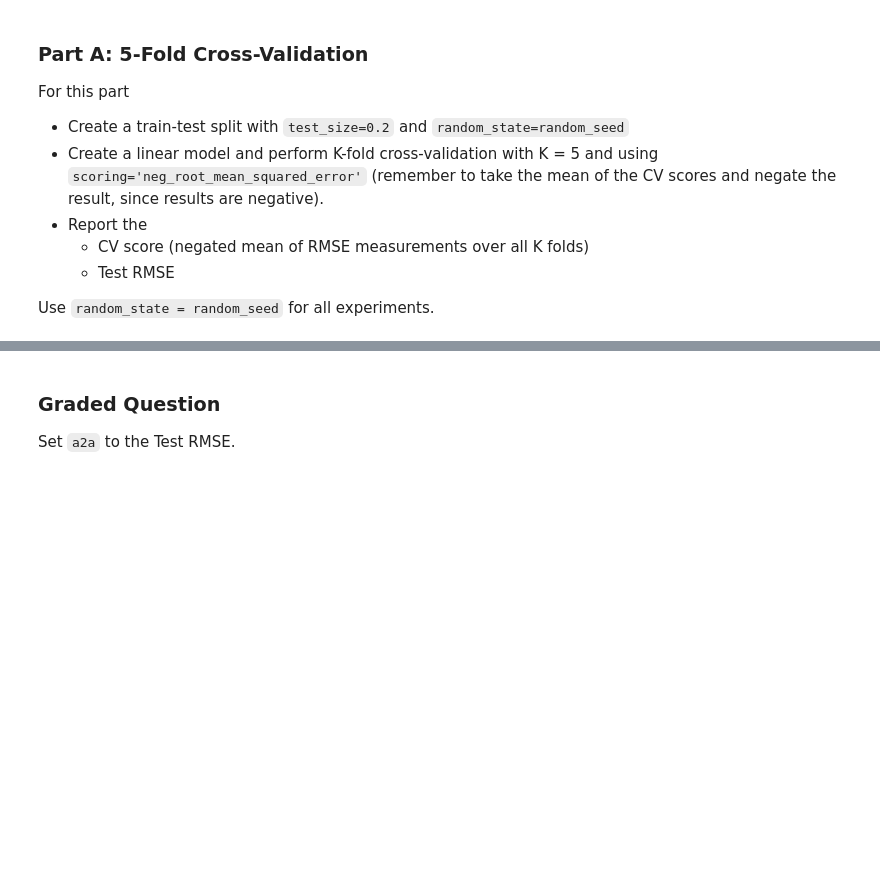
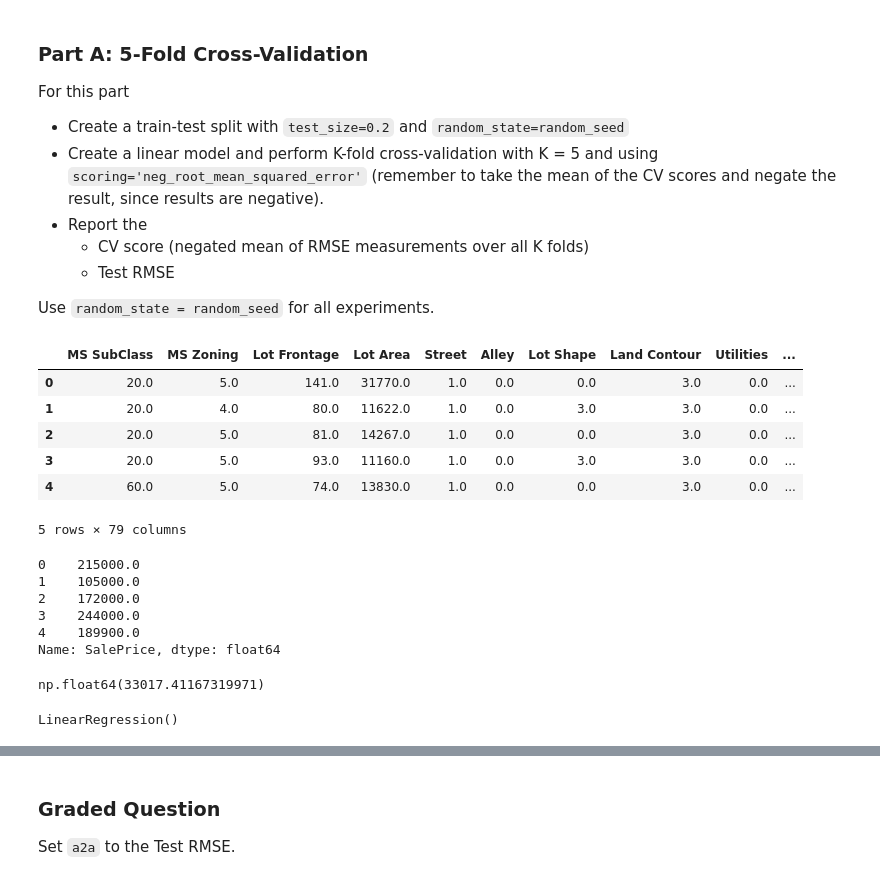
Before and after one commit to Haleymussary00/Module-3-Assignments, a Jupyter notebook: Homework_04.ipynb, the cells around one changed output, grey strips where cells are left out. Cells and saved outputs as stored; diff of their text form; code cells hidden in the pictures; blank space fills up the shorter version.

```diff
--- a/Homework_04.ipynb
+++ b/Homework_04.ipynb
@@ -607,0 +609,19 @@ Use `random_state = random_seed` for all experiments.
+# %%
+X.head(5)
+# %% [output]
+|  | MS SubClass | MS Zoning | Lot Frontage | Lot Area | Street | Alley | Lot Shape | Land Contour | Utilities | ... |
+| 0 | 20.0 | 5.0 | 141.0 | 31770.0 | 1.0 | 0.0 | 0.0 | 3.0 | 0.0 | ... |
+| 1 | 20.0 | 4.0 | 80.0 | 11622.0 | 1.0 | 0.0 | 3.0 | 3.0 | 0.0 | ... |
+| 2 | 20.0 | 5.0 | 81.0 | 14267.0 | 1.0 | 0.0 | 0.0 | 3.0 | 0.0 | ... |
+| 3 | 20.0 | 5.0 | 93.0 | 11160.0 | 1.0 | 0.0 | 3.0 | 3.0 | 0.0 | ... |
+| 4 | 60.0 | 5.0 | 74.0 | 13830.0 | 1.0 | 0.0 | 0.0 | 3.0 | 0.0 | ... |
+5 rows × 79 columns
+# %%
+y.head(5)
+# %% [output]
+0    215000.0
+1    105000.0
+2    172000.0
+3    244000.0
+4    189900.0
+Name: SalePrice, dtype: float64
@@ -607,0 +635,18 @@ Use `random_state = random_seed` for all experiments.
+# %%
+
+cv_scores = cross_val_score(
+    model,
+    x_train,
+    y_train,
+    cv=5,
+    scoring='neg_root_mean_squared_error'
+)
+cv_rmse = -np.mean(cv_scores)
+cv_rmse
+# %% [output]
+np.float64(33017.41167319971)
+# %%
+
+model.fit(x_train, y_train)
+# %% [output]
+LinearRegression()
```
Also changed, not shown: parts of 7 cells of this notebook.
